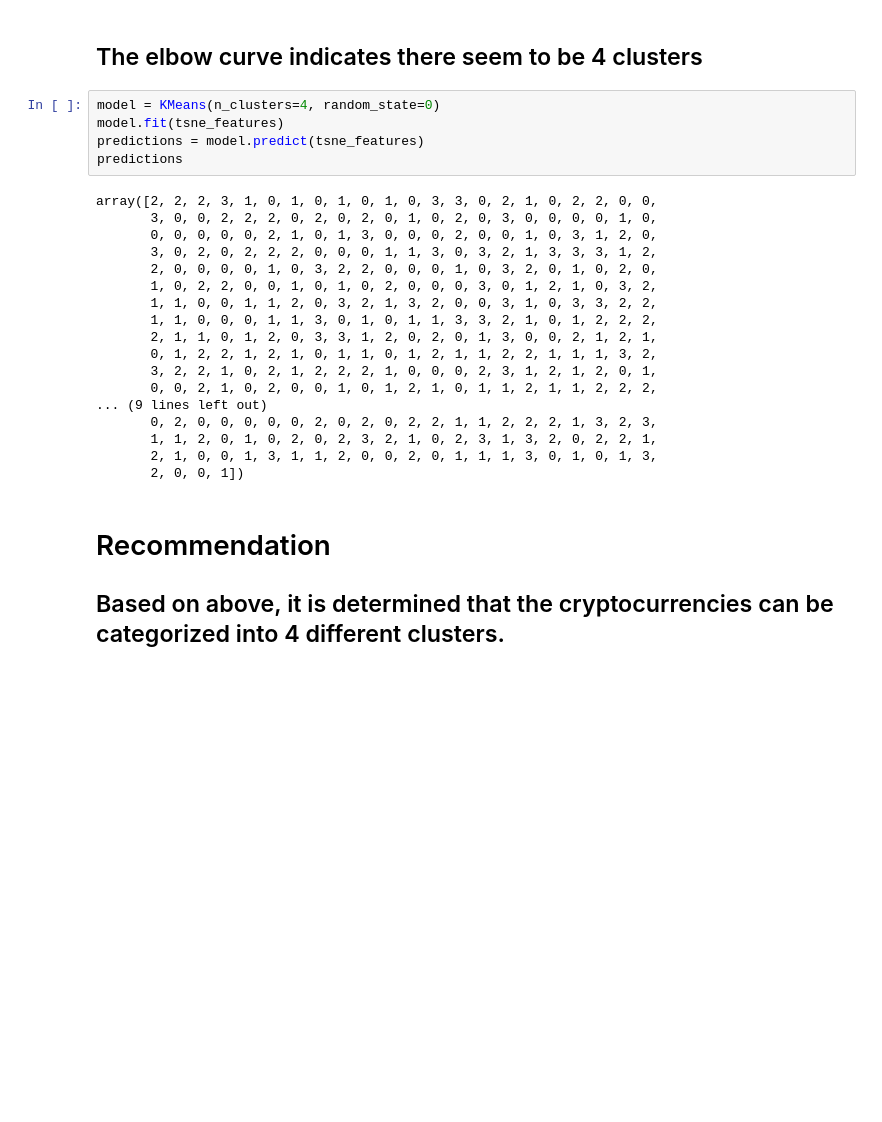
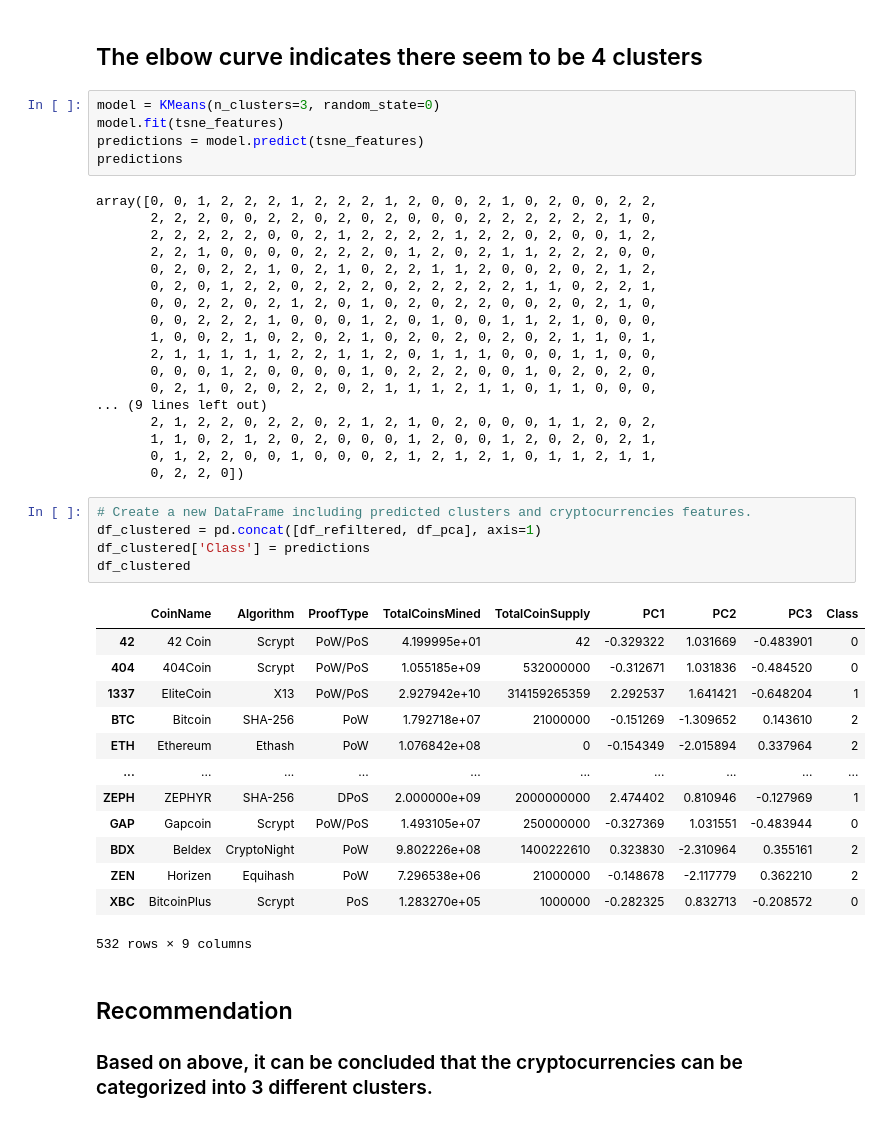
Before and after one commit to toshitorihara/unsupervised-ml-challenge, a Jupyter notebook: cryptocurrency_clusters.ipynb, the cells around one changed output. Saved outputs shown, nothing was run; the diff lists cells and outputs as text; blank space fills up the shorter version.

```diff
--- a/cryptocurrency_clusters.ipynb
+++ b/cryptocurrency_clusters.ipynb
@@ -194,28 +203,47 @@ plt.show()
 # %% [markdown]
 ## The elbow curve indicates there seem to be 4 clusters
 # %%
-model = KMeans(n_clusters=4, random_state=0)
+model = KMeans(n_clusters=3, random_state=0)
 model.fit(tsne_features)
 predictions = model.predict(tsne_features)
 predictions
 # %% [output]
-array([2, 2, 2, 3, 1, 0, 1, 0, 1, 0, 1, 0, 3, 3, 0, 2, 1, 0, 2, 2, 0, 0,
-       3, 0, 0, 2, 2, 2, 0, 2, 0, 2, 0, 1, 0, 2, 0, 3, 0, 0, 0, 0, 1, 0,
-       0, 0, 0, 0, 0, 2, 1, 0, 1, 3, 0, 0, 0, 2, 0, 0, 1, 0, 3, 1, 2, 0,
-       3, 0, 2, 0, 2, 2, 2, 0, 0, 0, 1, 1, 3, 0, 3, 2, 1, 3, 3, 3, 1, 2,
-       2, 0, 0, 0, 0, 1, 0, 3, 2, 2, 0, 0, 0, 1, 0, 3, 2, 0, 1, 0, 2, 0,
-       1, 0, 2, 2, 0, 0, 1, 0, 1, 0, 2, 0, 0, 0, 3, 0, 1, 2, 1, 0, 3, 2,
-       1, 1, 0, 0, 1, 1, 2, 0, 3, 2, 1, 3, 2, 0, 0, 3, 1, 0, 3, 3, 2, 2,
-       1, 1, 0, 0, 0, 1, 1, 3, 0, 1, 0, 1, 1, 3, 3, 2, 1, 0, 1, 2, 2, 2,
-       2, 1, 1, 0, 1, 2, 0, 3, 3, 1, 2, 0, 2, 0, 1, 3, 0, 0, 2, 1, 2, 1,
-       0, 1, 2, 2, 1, 2, 1, 0, 1, 1, 0, 1, 2, 1, 1, 2, 2, 1, 1, 1, 3, 2,
-       3, 2, 2, 1, 0, 2, 1, 2, 2, 2, 1, 0, 0, 0, 2, 3, 1, 2, 1, 2, 0, 1,
-       0, 0, 2, 1, 0, 2, 0, 0, 1, 0, 1, 2, 1, 0, 1, 1, 2, 1, 1, 2, 2, 2,
+array([0, 0, 1, 2, 2, 2, 1, 2, 2, 2, 1, 2, 0, 0, 2, 1, 0, 2, 0, 0, 2, 2,
+       2, 2, 2, 0, 0, 2, 2, 0, 2, 0, 2, 0, 0, 0, 2, 2, 2, 2, 2, 2, 1, 0,
+       2, 2, 2, 2, 2, 0, 0, 2, 1, 2, 2, 2, 2, 1, 2, 2, 0, 2, 0, 0, 1, 2,
+       2, 2, 1, 0, 0, 0, 0, 2, 2, 2, 0, 1, 2, 0, 2, 1, 1, 2, 2, 2, 0, 0,
+       0, 2, 0, 2, 2, 1, 0, 2, 1, 0, 2, 2, 1, 1, 2, 0, 0, 2, 0, 2, 1, 2,
+       0, 2, 0, 1, 2, 2, 0, 2, 2, 2, 0, 2, 2, 2, 2, 2, 1, 1, 0, 2, 2, 1,
+       0, 0, 2, 2, 0, 2, 1, 2, 0, 1, 0, 2, 0, 2, 2, 0, 0, 2, 0, 2, 1, 0,
+       0, 0, 2, 2, 2, 1, 0, 0, 0, 1, 2, 0, 1, 0, 0, 1, 1, 2, 1, 0, 0, 0,
+       1, 0, 0, 2, 1, 0, 2, 0, 2, 1, 0, 2, 0, 2, 0, 2, 0, 2, 1, 1, 0, 1,
+       2, 1, 1, 1, 1, 1, 2, 2, 1, 1, 2, 0, 1, 1, 1, 0, 0, 0, 1, 1, 0, 0,
+       0, 0, 0, 1, 2, 0, 0, 0, 0, 1, 0, 2, 2, 2, 0, 0, 1, 0, 2, 0, 2, 0,
+       0, 2, 1, 0, 2, 0, 2, 2, 0, 2, 1, 1, 1, 2, 1, 1, 0, 1, 1, 0, 0, 0,
 ... (9 lines left out)
-       0, 2, 0, 0, 0, 0, 0, 2, 0, 2, 0, 2, 2, 1, 1, 2, 2, 2, 1, 3, 2, 3,
-       1, 1, 2, 0, 1, 0, 2, 0, 2, 3, 2, 1, 0, 2, 3, 1, 3, 2, 0, 2, 2, 1,
-       2, 1, 0, 0, 1, 3, 1, 1, 2, 0, 0, 2, 0, 1, 1, 1, 3, 0, 1, 0, 1, 3,
-       2, 0, 0, 1])
+       2, 1, 2, 2, 0, 2, 2, 0, 2, 1, 2, 1, 0, 2, 0, 0, 0, 1, 1, 2, 0, 2,
+       1, 1, 0, 2, 1, 2, 0, 2, 0, 0, 0, 1, 2, 0, 0, 1, 2, 0, 2, 0, 2, 1,
+       0, 1, 2, 2, 0, 0, 1, 0, 0, 0, 2, 1, 2, 1, 2, 1, 0, 1, 1, 2, 1, 1,
+       0, 2, 2, 0])
+# %%
+# Create a new DataFrame including predicted clusters and cryptocurrencies features.
+df_clustered = pd.concat([df_refiltered, df_pca], axis=1)
+df_clustered['Class'] = predictions
+df_clustered
+# %% [output]
+|  | CoinName | Algorithm | ProofType | TotalCoinsMined | TotalCoinSupply | PC1 | PC2 | PC3 | Class |
+| 42 | 42 Coin | Scrypt | PoW/PoS | 4.199995e+01 | 42 | -0.329322 | 1.031669 | -0.483901 | 0 |
+| 404 | 404Coin | Scrypt | PoW/PoS | 1.055185e+09 | 532000000 | -0.312671 | 1.031836 | -0.484520 | 0 |
+| 1337 | EliteCoin | X13 | PoW/PoS | 2.927942e+10 | 314159265359 | 2.292537 | 1.641421 | -0.648204 | 1 |
+| BTC | Bitcoin | SHA-256 | PoW | 1.792718e+07 | 21000000 | -0.151269 | -1.309652 | 0.143610 | 2 |
+| ETH | Ethereum | Ethash | PoW | 1.076842e+08 | 0 | -0.154349 | -2.015894 | 0.337964 | 2 |
+| ... | ... | ... | ... | ... | ... | ... | ... | ... | ... |
+| ZEPH | ZEPHYR | SHA-256 | DPoS | 2.000000e+09 | 2000000000 | 2.474402 | 0.810946 | -0.127969 | 1 |
+| GAP | Gapcoin | Scrypt | PoW/PoS | 1.493105e+07 | 250000000 | -0.327369 | 1.031551 | -0.483944 | 0 |
+| BDX | Beldex | CryptoNight | PoW | 9.802226e+08 | 1400222610 | 0.323830 | -2.310964 | 0.355161 | 2 |
+| ZEN | Horizen | Equihash | PoW | 7.296538e+06 | 21000000 | -0.148678 | -2.117779 | 0.362210 | 2 |
+| XBC | BitcoinPlus | Scrypt | PoS | 1.283270e+05 | 1000000 | -0.282325 | 0.832713 | -0.208572 | 0 |
+532 rows × 9 columns
 # %% [markdown]
-# Recommendation
-## Based on above, it is determined that the cryptocurrencies can be categorized into 4 different clusters.
+## Recommendation
+### Based on above, it can be concluded that the cryptocurrencies can be categorized into 3 different clusters.
```
Also changed, not shown: parts of 6 cells of this notebook.
